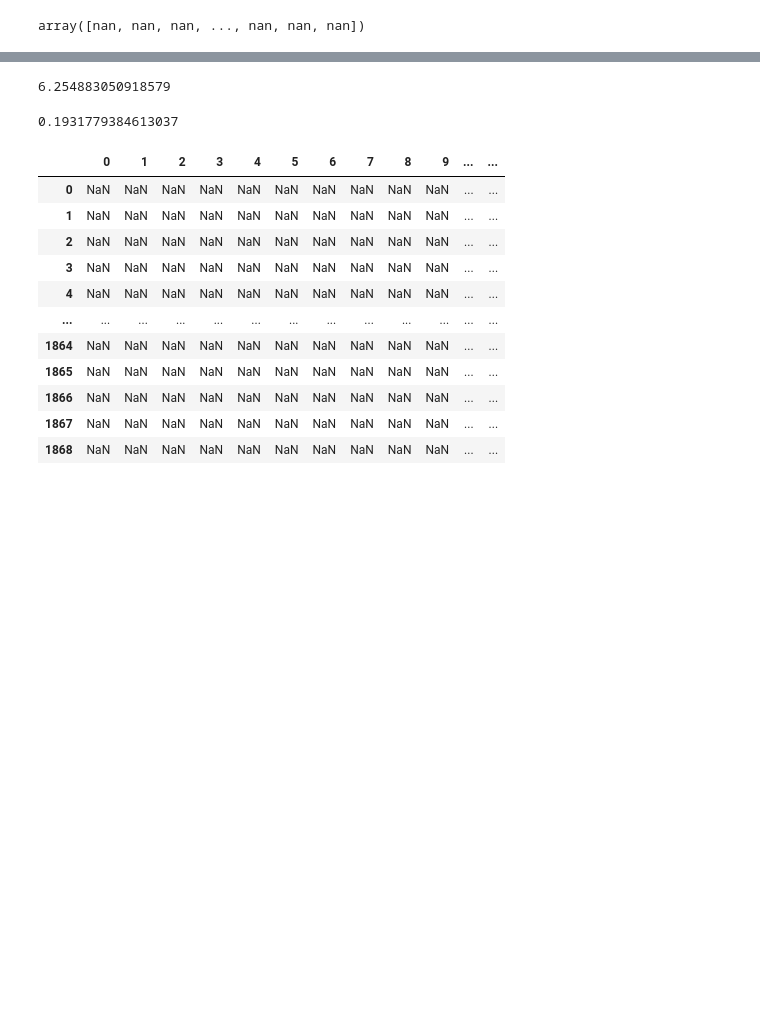
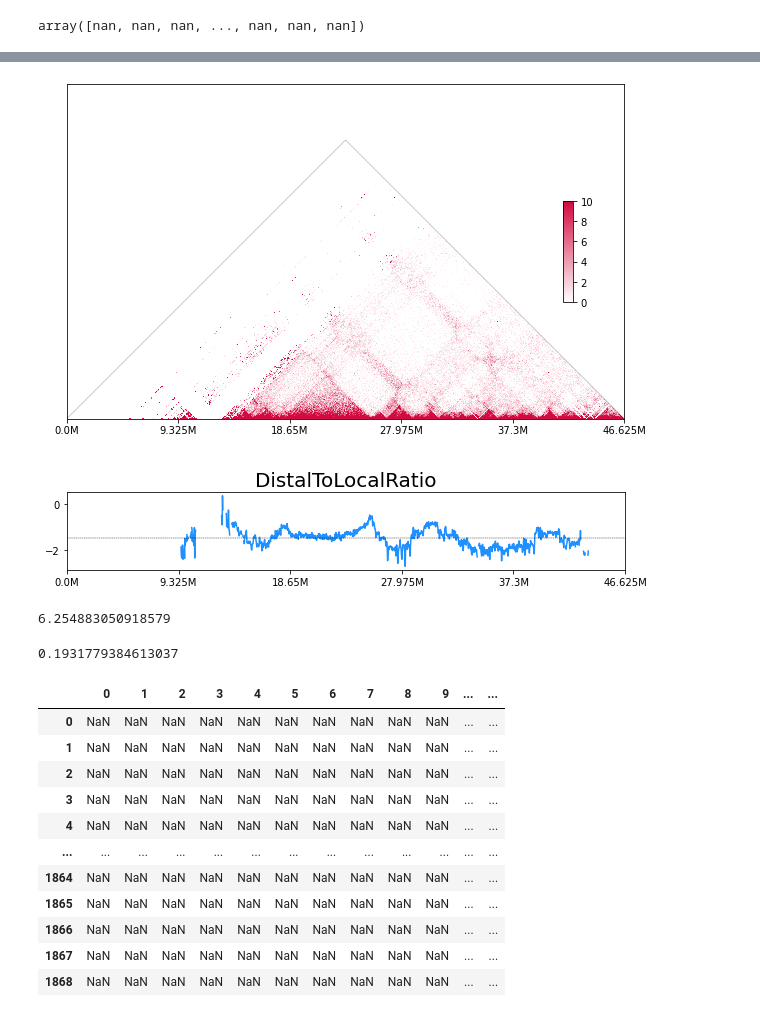
Before and after one commit to wangjk321/HiC1Dmetrics, a Jupyter notebook: ForTest.ipynb, the cells around one changed output, grey strips where cells are left out. Saved outputs shown, nothing was run; the diff lists cells and outputs as text; code cells hidden in the pictures; blank space fills up the shorter version.

```diff
--- a/ForTest.ipynb
+++ b/ForTest.ipynb
@@ -28,3 +31,7 @@ plt.plot(is1)
+# %%
+PlotBedGraph("test_data/Control_1/observed.KR.chr21.matrix.gz",25000,chr="chr21",clmax=10).draw("DLR")
+# %% [output]
+[figure, added]
 # %%
 allzero = ss.matrix.sum(axis=1) ==0
 notallzeroindex = np.array(range(ss.matrix_shape))[~allzero]
```
Also changed, not shown: parts of 13 cells of this notebook, 2 other files.
